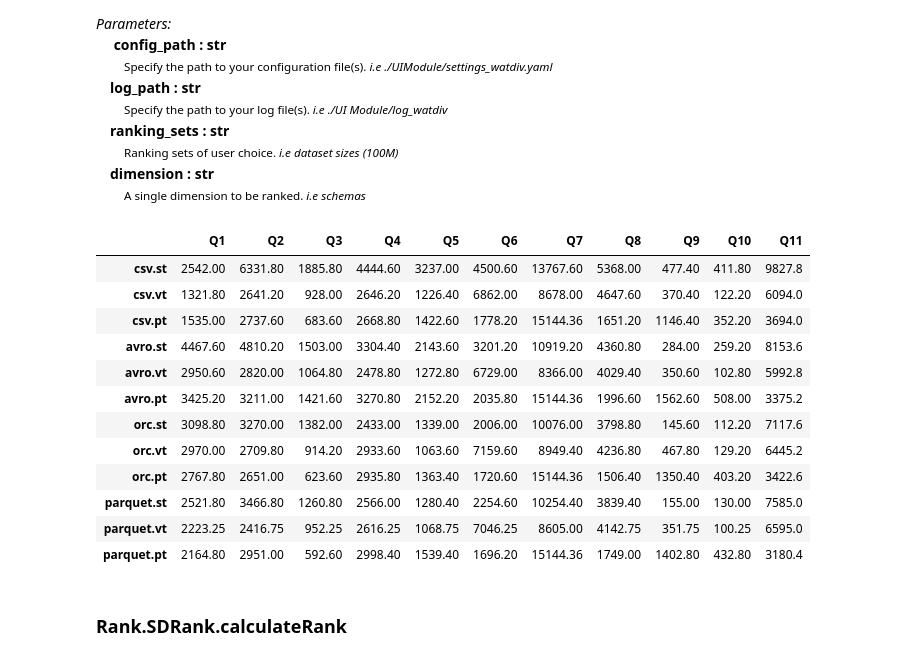
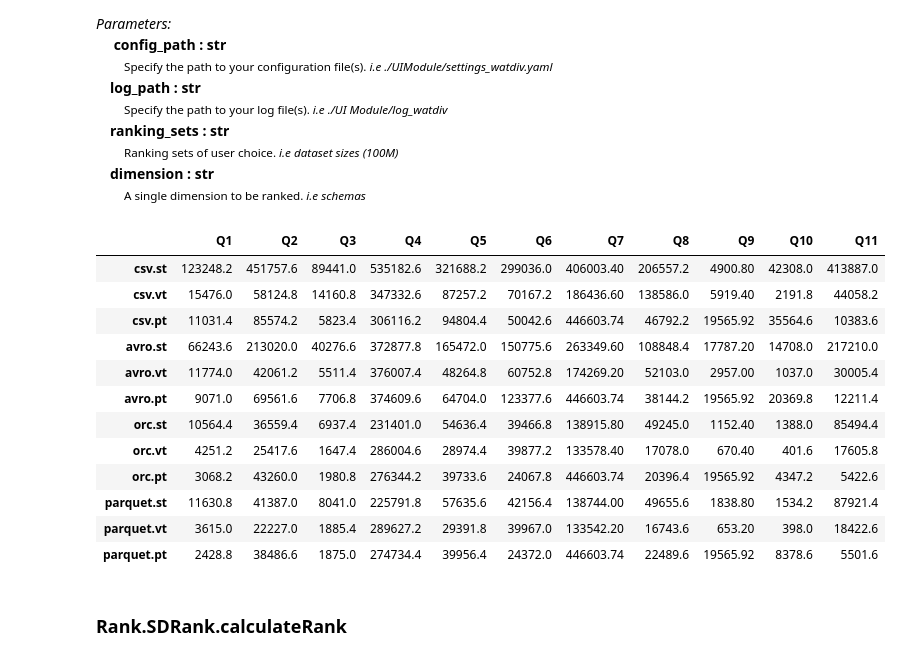
Before and after one commit to DataSystemsGroupUT/PAPyA, a Jupyter notebook: UI Module_Development/Experiments/BenchRanker_twoDimensions.ipynb, the cells around one changed output. Cells and saved outputs as stored; diff of their text form; code cells hidden in the pictures.

```diff
--- a/UI Module_Development/Experiments/BenchRanker_twoDimensions.ipynb
+++ b/UI Module_Development/Experiments/BenchRanker_twoDimensions.ipynb
@@ -67,21 +67,21 @@ $|Q|$       : total number of queries
 &emsp;&emsp;<small>A single dimension to be ranked. <i>i.e schemas</small></i><br>
 # %%
 from PAPyA.file_reader import FileReader
-FileReader(config_sp2bench, logs_sp2bench, '100K', 'schemas').file_reader()
+FileReader(config_sp2bench, logs_sp2bench, '10M', 'schemas').file_reader()
 # %% [output]
 |  | Q1 | Q2 | Q3 | Q4 | Q5 | Q6 | Q7 | Q8 | Q9 | Q10 | Q11 |
-| csv.st | 2542.00 | 6331.80 | 1885.80 | 4444.60 | 3237.00 | 4500.60 | 13767.60 | 5368.00 | 477.40 | 411.80 | 9827.8 |
-| csv.vt | 1321.80 | 2641.20 | 928.00 | 2646.20 | 1226.40 | 6862.00 | 8678.00 | 4647.60 | 370.40 | 122.20 | 6094.0 |
-| csv.pt | 1535.00 | 2737.60 | 683.60 | 2668.80 | 1422.60 | 1778.20 | 15144.36 | 1651.20 | 1146.40 | 352.20 | 3694.0 |
-| avro.st | 4467.60 | 4810.20 | 1503.00 | 3304.40 | 2143.60 | 3201.20 | 10919.20 | 4360.80 | 284.00 | 259.20 | 8153.6 |
-| avro.vt | 2950.60 | 2820.00 | 1064.80 | 2478.80 | 1272.80 | 6729.00 | 8366.00 | 4029.40 | 350.60 | 102.80 | 5992.8 |
-| avro.pt | 3425.20 | 3211.00 | 1421.60 | 3270.80 | 2152.20 | 2035.80 | 15144.36 | 1996.60 | 1562.60 | 508.00 | 3375.2 |
-| orc.st | 3098.80 | 3270.00 | 1382.00 | 2433.00 | 1339.00 | 2006.00 | 10076.00 | 3798.80 | 145.60 | 112.20 | 7117.6 |
-| orc.vt | 2970.00 | 2709.80 | 914.20 | 2933.60 | 1063.60 | 7159.60 | 8949.40 | 4236.80 | 467.80 | 129.20 | 6445.2 |
-| orc.pt | 2767.80 | 2651.00 | 623.60 | 2935.80 | 1363.40 | 1720.60 | 15144.36 | 1506.40 | 1350.40 | 403.20 | 3422.6 |
-| parquet.st | 2521.80 | 3466.80 | 1260.80 | 2566.00 | 1280.40 | 2254.60 | 10254.40 | 3839.40 | 155.00 | 130.00 | 7585.0 |
-| parquet.vt | 2223.25 | 2416.75 | 952.25 | 2616.25 | 1068.75 | 7046.25 | 8605.00 | 4142.75 | 351.75 | 100.25 | 6595.0 |
-| parquet.pt | 2164.80 | 2951.00 | 592.60 | 2998.40 | 1539.40 | 1696.20 | 15144.36 | 1749.00 | 1402.80 | 432.80 | 3180.4 |
+| csv.st | 123248.2 | 451757.6 | 89441.0 | 535182.6 | 321688.2 | 299036.0 | 406003.40 | 206557.2 | 4900.80 | 42308.0 | 413887.0 |
+| csv.vt | 15476.0 | 58124.8 | 14160.8 | 347332.6 | 87257.2 | 70167.2 | 186436.60 | 138586.0 | 5919.40 | 2191.8 | 44058.2 |
+| csv.pt | 11031.4 | 85574.2 | 5823.4 | 306116.2 | 94804.4 | 50042.6 | 446603.74 | 46792.2 | 19565.92 | 35564.6 | 10383.6 |
+| avro.st | 66243.6 | 213020.0 | 40276.6 | 372877.8 | 165472.0 | 150775.6 | 263349.60 | 108848.4 | 17787.20 | 14708.0 | 217210.0 |
+| avro.vt | 11774.0 | 42061.2 | 5511.4 | 376007.4 | 48264.8 | 60752.8 | 174269.20 | 52103.0 | 2957.00 | 1037.0 | 30005.4 |
+| avro.pt | 9071.0 | 69561.6 | 7706.8 | 374609.6 | 64704.0 | 123377.6 | 446603.74 | 38144.2 | 19565.92 | 20369.8 | 12211.4 |
+| orc.st | 10564.4 | 36559.4 | 6937.4 | 231401.0 | 54636.4 | 39466.8 | 138915.80 | 49245.0 | 1152.40 | 1388.0 | 85494.4 |
+| orc.vt | 4251.2 | 25417.6 | 1647.4 | 286004.6 | 28974.4 | 39877.2 | 133578.40 | 17078.0 | 670.40 | 401.6 | 17605.8 |
+| orc.pt | 3068.2 | 43260.0 | 1980.8 | 276344.2 | 39733.6 | 24067.8 | 446603.74 | 20396.4 | 19565.92 | 4347.2 | 5422.6 |
+| parquet.st | 11630.8 | 41387.0 | 8041.0 | 225791.8 | 57635.6 | 42156.4 | 138744.00 | 49655.6 | 1838.80 | 1534.2 | 87921.4 |
+| parquet.vt | 3615.0 | 22227.0 | 1885.4 | 289627.2 | 29391.8 | 39967.0 | 133542.20 | 16743.6 | 653.20 | 398.0 | 18422.6 |
+| parquet.pt | 2428.8 | 38486.6 | 1875.0 | 274734.4 | 39956.4 | 24372.0 | 446603.74 | 22489.6 | 19565.92 | 8378.6 | 5501.6 |
 # %%
 # this class takes single dimension and dataset sizes as parameters that user specified inside their log files
 from Rank import SDRank
```
Also changed, not shown: 4 other files.
